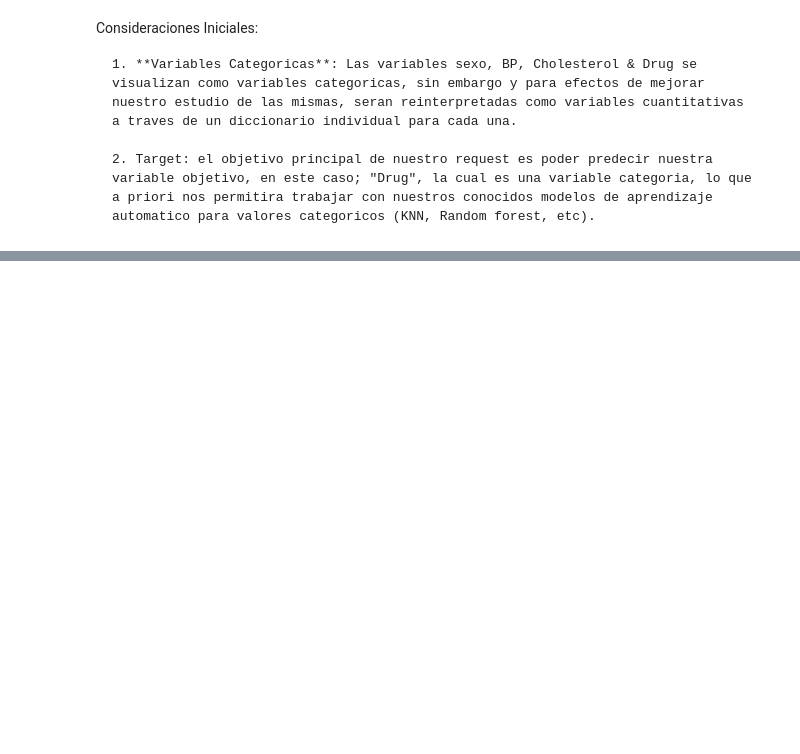
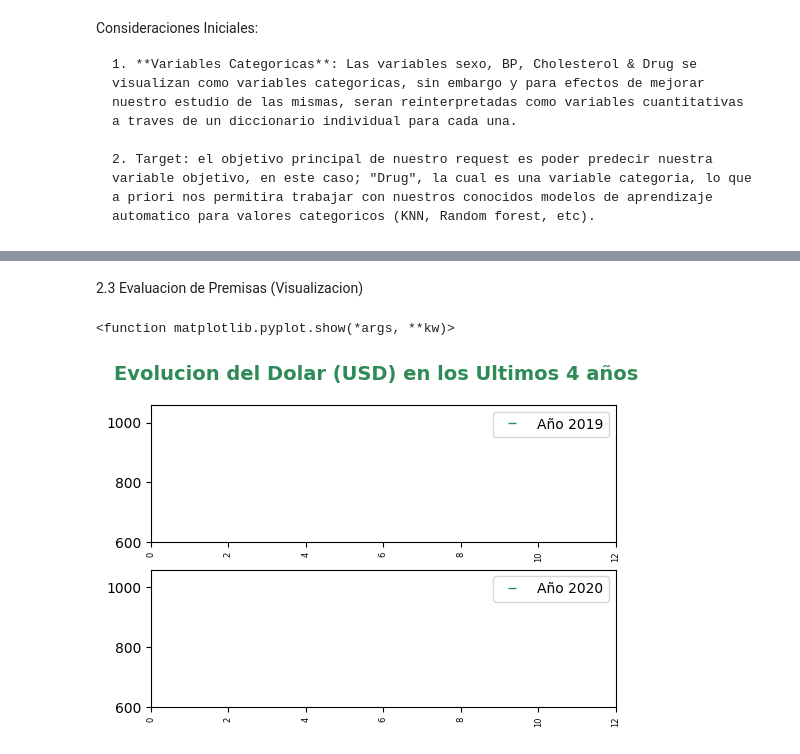
Before and after one commit to Paolo20224/Prueba, a Jupyter notebook: Belt_Exam_drug200.ipynb, the cells around one changed output, grey strips where cells are left out. Saved outputs shown, nothing was run; the diff lists cells and outputs as text; code cells hidden in the pictures; blank space fills up the shorter version.

```diff
--- a/Belt_Exam_drug200.ipynb
+++ b/Belt_Exam_drug200.ipynb
@@ -62,0 +75,24 @@ Consideraciones Iniciales:
+# %%
+#A continuacion comenzaremos a realizar nuestra transformacion de datos desde variables categoricas a numericas, lo que nos permitira tener un mejor entidimiento de cada una tanto de manera individual, como conjunta (como se relacionan entre si)
+
+df2=df
+#Sex
+df2['Sex'] = df2['Sex'].replace("F",0)
+df2['Sex'] = df2['Sex'].replace("M",1)
+#BP
+df2['BP'] = df2['BP'].replace("LOW",0)
+df2['BP'] = df2['BP'].replace("NORMAL",1)
+df2['BP'] = df2['BP'].replace("HIGH",2)
+
+#Cholesterol
+df2['Cholesterol'] = df2['Cholesterol'].replace("NORMAL",0)
+df2['Cholesterol'] = df2['Cholesterol'].replace("HIGH",1)
+
+#Drug
+df2['Drug'] = df2['Drug'].replace("drugA",0)
+df2['Drug'] = df2['Drug'].replace("drugB",1)
+df2['Drug'] = df2['Drug'].replace("drugC",2)
+df2['Drug'] = df2['Drug'].replace("drugX",3)
+df2['Drug'] = df2['Drug'].replace("DrugY",4)
+
+df2.info()
@@ -62,0 +158,24 @@ Consideraciones Iniciales:
+# %% [markdown]
+2.3 Evaluacion de Premisas (Visualizacion)
+# %%
+import matplotlib.pyplot as plt
+
+plt.figure(dpi = 100)
+plt.suptitle("Evolucion del Dolar (USD) en los Ultimos 4 años", fontsize=14, fontweight="bold",color = "seagreen" )
+
+plt.subplot(211)
+plt.plot(df2["Na_to_K"],df2["Drug"],'_', label= "Año 2019" , color = "seagreen",)
+plt.xticks(rotation=90, size=6)
+plt.axis([0,12,600,1060])
+plt.legend()
+
+plt.subplot(212)
+plt.plot(df2["Na_to_K"],df2["Drug"],'_', label= "Año 2020" , color = "seagreen")
+plt.xticks(rotation=90, size=6)
+plt.axis([0,12,600,1060])
+plt.legend()
+
+plt.show
+# %% [output]
+<function matplotlib.pyplot.show(*args, **kw)>
+[figure, added]
```
Also changed, not shown: parts of 10 cells of this notebook.
